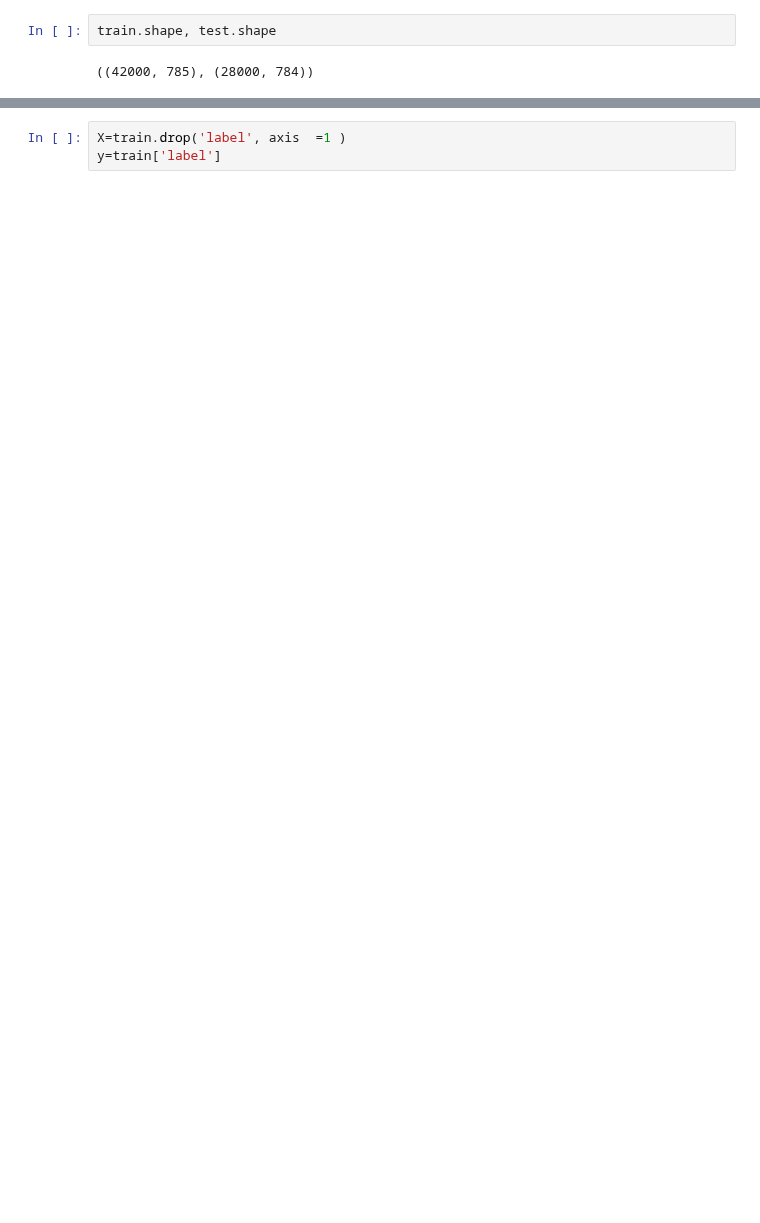
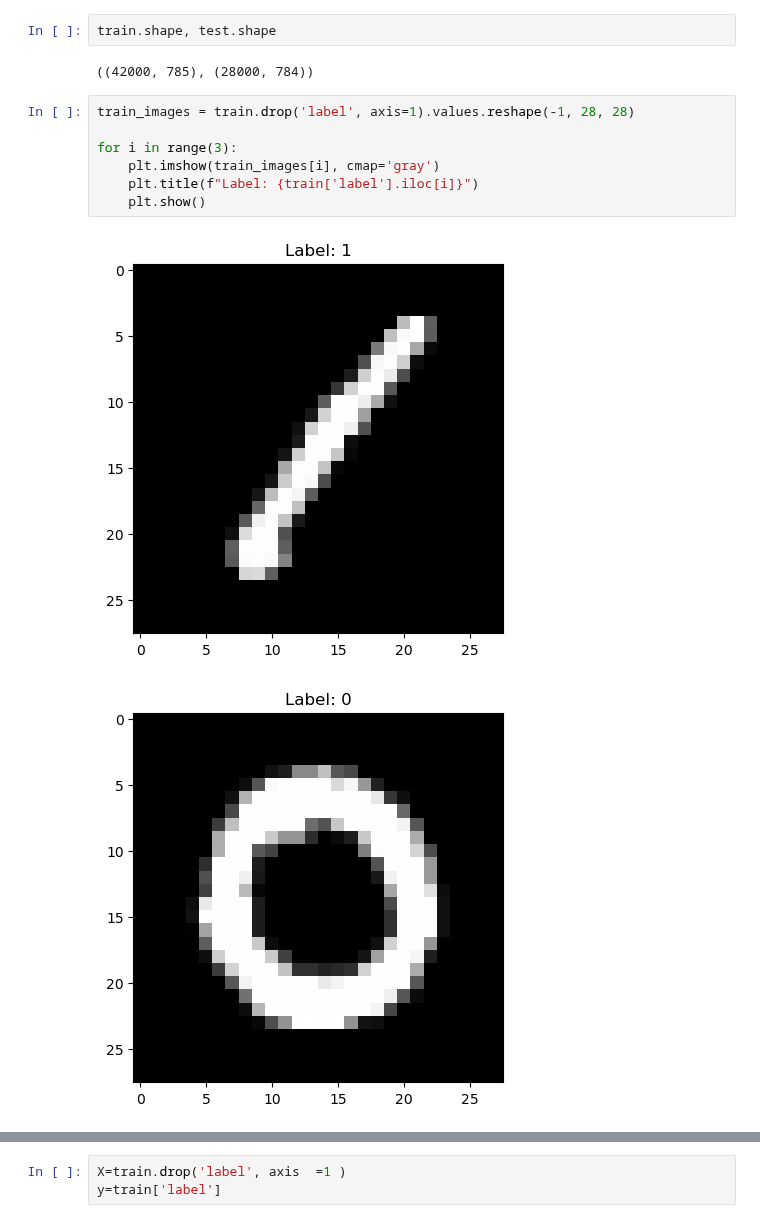
Before and after one commit to utkarshx27/Kaggle-Work-ML-Models, a Jupyter notebook: digit-recognizer.ipynb, the cells around one changed output, grey strips where cells are left out. Cells and saved outputs as stored; diff of their text form; blank space fills up the shorter version.

```diff
--- a/digit-recognizer.ipynb
+++ b/digit-recognizer.ipynb
@@ -34,3 +46,13 @@ sample_submission = pd.read_csv('/kaggle/input/digit-recognizer/sample_submissio
 train.shape, test.shape
 # %% [output]
 ((42000, 785), (28000, 784))
+# %%
+train_images = train.drop('label', axis=1).values.reshape(-1, 28, 28)
+
+for i in range(3):
+    plt.imshow(train_images[i], cmap='gray')
+    plt.title(f"Label: {train['label'].iloc[i]}")
+    plt.show()
+# %% [output]
+[figure, added]
+[figure, added]
```
Also changed, not shown: parts of 15 cells of this notebook.
